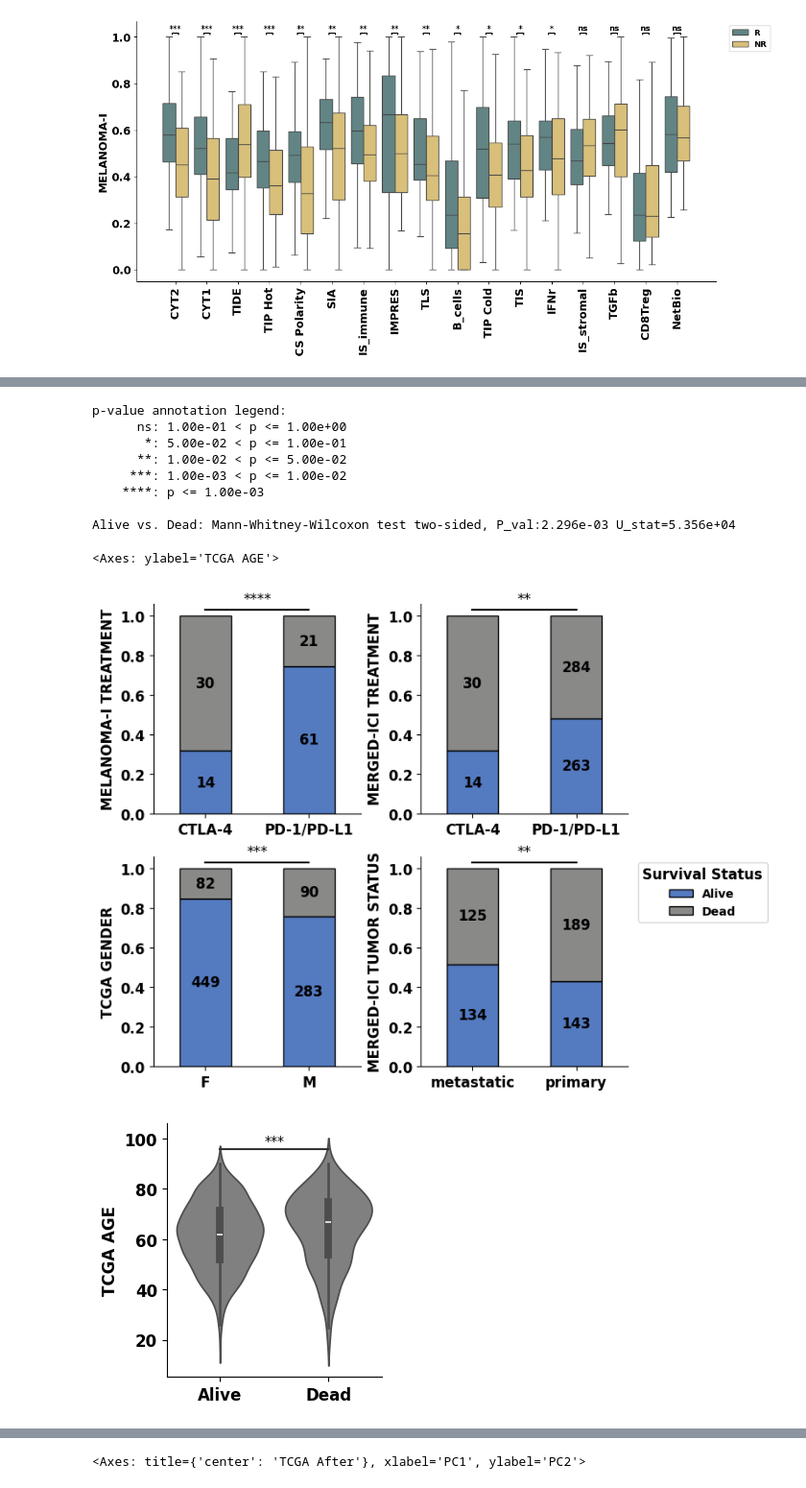
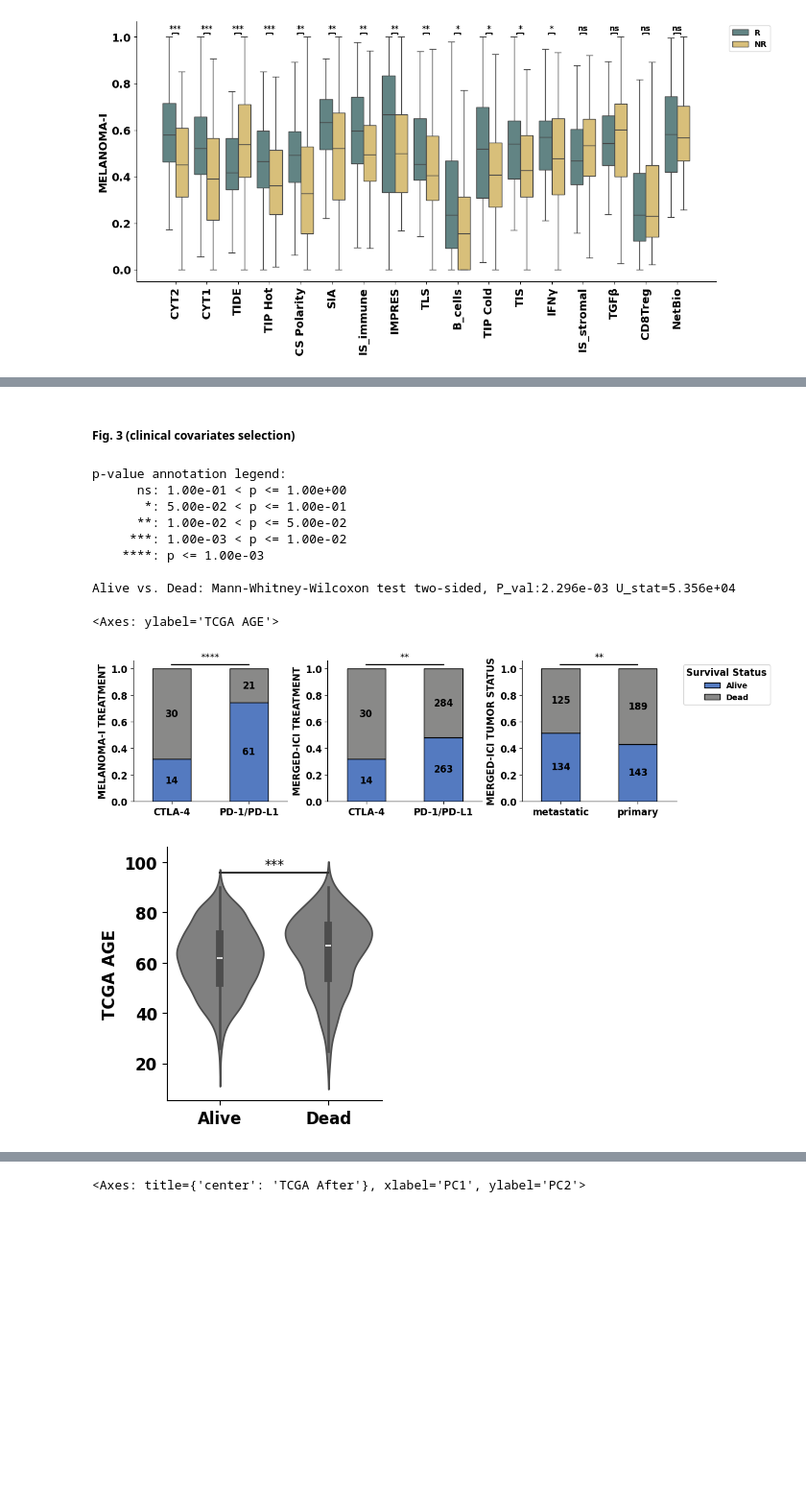
Before and after one commit to qiluzhou/TMEscore_review, a Jupyter notebook: codes.ipynb, the cells around one changed output, grey strips where cells are left out. Shown at 96% size. Saved outputs shown, nothing was run; the diff lists cells and outputs as text; code cells hidden in the pictures; blank space fills up the shorter version.

```diff
--- a/codes.ipynb
+++ b/codes.ipynb
@@ -71,7 +71,7 @@ def batch_correction(df, batch, method = "combat", batch_name = None): # batch c
 def fit_coxph(score, event = "os_event", time = "os_months",name = None, merge_type = None,
               tcga = False, tcga_source = None):
     """ fit coxph model for merged cohorts """
-    score_cols = ['CYT1', 'CYT2', 'IFNr','TLS', 'TIS','TIP Hot','TIP Cold', 'CS Polarity','IMPRES','TGFb', 'IS_immune', 'IS_stromal',
+    score_cols = ['CYT1', 'CYT2', 'IFNγ', 'TLS', 'TIS','TIP Hot','TIP Cold', 'CS Polarity','IMPRES','TGFβ', 'IS_immune', 'IS_stromal',
                 'NetBio', 'SIA', 'TIDE', 'B_cells', 'CD8Treg']
     if not tcga:
         full_df1 = score.dropna(subset=[event,time, 'gender', 'age'])
@@ -139,7 +139,7 @@ def fit_coxph(score, event = "os_event", time = "os_months",name = None, merge_t
 def extract_cox_summary(cox_df, cindex, form = "multivariate"):
     """ Extract summary table from coxph model """
     all_tables = {}
-    score_cols = ['CYT1', 'CYT2', 'IFNr','TLS', 'TIS','TIP Hot','TIP Cold', 'CS Polarity','IMPRES','TGFb', 'IS_immune', 'IS_stromal',
+    score_cols = ['CYT1', 'CYT2', 'IFNγ','TLS', 'TIS','TIP Hot','TIP Cold', 'CS Polarity','IMPRES','TGFβ', 'IS_immune', 'IS_stromal',
                 'NetBio', 'SIA', 'TIDE', 'B_cells', 'CD8Treg']
     for score in score_cols:
         summary_table = cox_df[score].summary
@@ -186,7 +186,7 @@ def preprocess(df):
     df2 = pd.DataFrame(scaler.fit_transform(df1), index = rows, columns = cols)
     return df2
 
-score_cols = ['CYT1', 'CYT2', 'IFNr','TLS', 'TIS', 'TIP Hot','TIP Cold', 'CS Polarity','IMPRES','TGFb', 'IS_immune', 'IS_stromal',
+score_cols = ['CYT1', 'CYT2', 'IFNγ','TLS', 'TIS','TIP Hot','TIP Cold', 'CS Polarity','IMPRES','TGFβ', 'IS_immune', 'IS_stromal',
                 'NetBio', 'SIA', 'TIDE', 'B_cells', 'CD8Treg']
 def divide_group(df, score_list = score_cols, half = False):
     """ Divide scores into groups based on quantiles or median."""
@@ -239,11 +239,20 @@ tcga_os_score = preprocess(tcga_os_score)
 # %%
 ###  merged score and clinical data
 
+combined_score = combined_score.rename(columns = {'TGFb': 'TGFβ', 'IFNr': 'IFNγ'})
+melanoma_score = melanoma_score.rename(columns = {'TGFb': 'TGFβ', 'IFNr': 'IFNγ'})
 combined_data = combined_score.merge(full_clin, left_index = True, right_index = True, how = "inner")
 melanoma_data = melanoma_score.merge(full_clin, left_index = True, right_index = True, how = "inner")
 combined_data1 = divide_group(combined_data)
 melanoma_data1 = divide_group(melanoma_data)
 
+vath_score = vath_score.rename(columns = {'TGFb': 'TGFβ', 'IFNr': 'IFNγ'})
+ccrcc_score = ccrcc_score.rename(columns = {'TGFb': 'TGFβ', 'IFNr': 'IFNγ'})
+unc108_score = unc108_score.rename(columns = {'TGFb': 'TGFβ', 'IFNr': 'IFNγ'})
+urothelial_met_score = urothelial_met_score.rename(columns = {'TGFb': 'TGFβ', 'IFNr': 'IFNγ'})
+foy_nsclc_score = foy_nsclc_score.rename(columns = {'TGFb': 'TGFβ', 'IFNr': 'IFNγ'})
+ravi_score = ravi_score.rename(columns = {'TGFb': 'TGFβ', 'IFNr': 'IFNγ'})
+foy_hnscc_score = foy_hnscc_score.rename(columns = {'TGFb': 'TGFβ', 'IFNr': 'IFNγ'})
 vath_data = vath_score.merge(vath_clin, left_index = True, right_index = True, how = "inner")
 ccrcc_data = ccrcc_score.merge(full_clin, left_index = True, right_index = True, how = "inner")
 unc108_data = unc108_score.merge(full_clin, left_index = True, right_index = True, how = "inner")
@@ -262,6 +271,7 @@ foy_nsclc_data1 = divide_group(foy_nsclc_data)
 ravi_data1 = divide_group(ravi_data)
 foy_hnscc_data1 = divide_group(foy_hnscc_data)
 
+tcga_os_score = tcga_os_score.rename(columns = {'TGFb': 'TGFβ', 'IFNr': 'IFNγ'})
 tcga_os_data = tcga_os_score.merge(tcga_os_clin, left_index = True, right_index = True, how = "inner")
 tcga_os_data1 = divide_group(tcga_os_data)
 # %% [markdown]
@@ -992,3 +1037,5 @@ HR_forest(ax3_1[0], ax3_1[1], cox_combined_df, "MERGED-ICI (n = 605)")
+# %% [markdown]
+##### Fig. 3 (clinical covariates selection)
 # %%
 def survival_stack_bar(ax, df, category_col, cancer_type, event_col = "os_event", palette = ["#547AC0", "#898988"], legend = False):
     """ stacked bar plot for survival status by category."""
@@ -1089,23 +1136,23 @@ def violin_age(ax, df, cancer_type, resp_col = "os_event"):
     return ax
 # %%
 combined_data1['tumor status'] = combined_data1['tumor type']
-fig3_2, ax3_2 = plt.subplots(2,2, figsize=(8, 6), constrained_layout=True)
-survival_stack_bar(ax3_2[0,0], melanoma_data1, "treatment", "MELANOMA-I")
-survival_stack_bar(ax3_2[0,1], combined_data1, "treatment", "MERGED-ICI")
-survival_stack_bar(ax3_2[1,1], combined_data1, "tumor status", "MERGED-ICI", legend = True)
-survival_stack_bar(ax3_2[1,0], tcga_os_data1, "gender", "TCGA")
+fig3_2, ax3_2 = plt.subplots(1,3, figsize=(12, 3), constrained_layout=True)
+survival_stack_bar(ax3_2[0], melanoma_data1, "treatment", "MELANOMA-I")
+survival_stack_bar(ax3_2[1], combined_data1, "treatment", "MERGED-ICI")
+survival_stack_bar(ax3_2[2], combined_data1, "tumor status", "MERGED-ICI", legend = True)
+#survival_stack_bar(ax3_2[1,0], tcga_os_data1, "gender", "TCGA")
 
 fig3_3, ax3_3 = plt.subplots(figsize=(3, 3), constrained_layout=True)
 violin_age(ax3_3, tcga_os_data1, cancer_type = "TCGA", resp_col = "os_event")
 # %% [output]
 p-value annotation legend:
       ns: 1.00e-01 < p <= 1.00e+00
        *: 5.00e-02 < p <= 1.00e-01
       **: 1.00e-02 < p <= 5.00e-02
      ***: 1.00e-03 < p <= 1.00e-02
     ****: p <= 1.00e-03
 
 Alive vs. Dead: Mann-Whitney-Wilcoxon test two-sided, P_val:2.296e-03 U_stat=5.356e+04
 <Axes: ylabel='TCGA AGE'>
-[figure, old version]
+[figure, new version]
 [figure]
```
Also changed, not shown: parts of 18 cells of this notebook, 2 other files.
